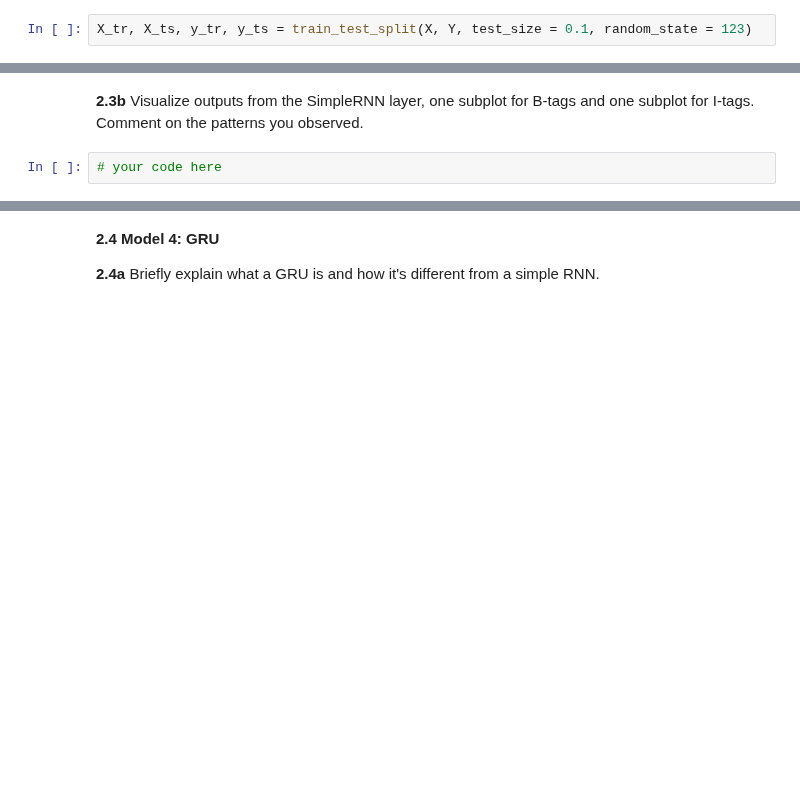
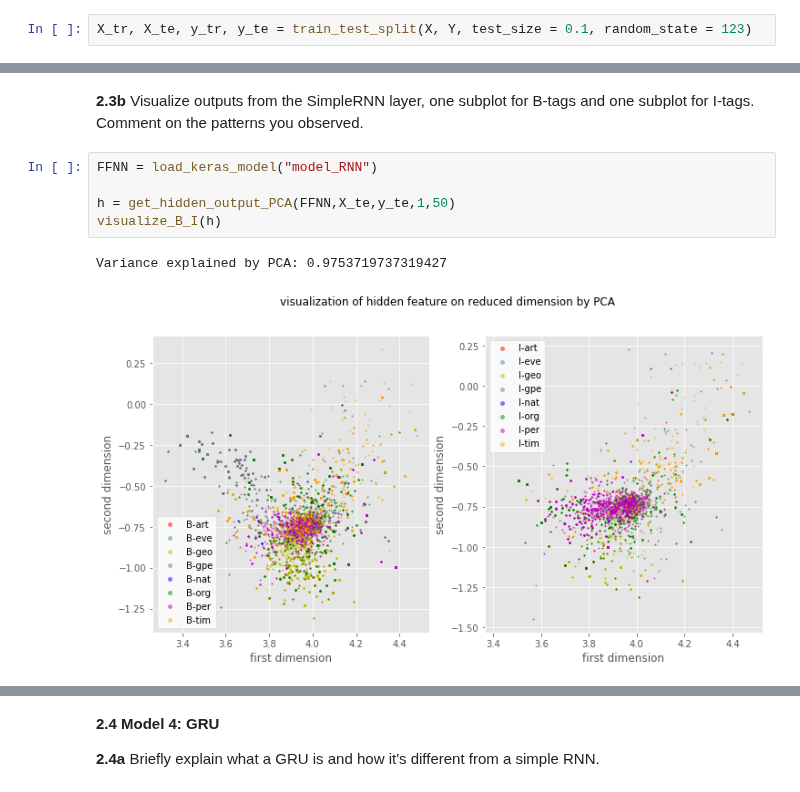
Before and after one commit to gurdeep101/2020-CS109B, a Jupyter notebook: content/homeworks/hw06/cs109b_hw6-submisison.ipynb, the cells around one changed output, grey strips where cells are left out. Cells and saved outputs as stored; diff of their text form; blank space fills up the shorter version.

```diff
--- a/content/homeworks/hw06/cs109b_hw6-submisison.ipynb
+++ b/content/homeworks/hw06/cs109b_hw6-submisison.ipynb
@@ -576,5 +576,5 @@ The tag of the last word in Sentence 1: [0. 0. 0. 0. 0. 0. 0. 0. 0. 0. 0. 0. 0.
 # %% [markdown]
 **1.12** Split the dataset into train and test sets (test 10%).
 # %%
-X_tr, X_ts, y_tr, y_ts = train_test_split(X, Y, test_size = 0.1, random_state = 123)
+X_tr, X_te, y_tr, y_te = train_test_split(X, Y, test_size = 0.1, random_state = 123)
 # %%
@@ -932,7 +963,13 @@ plot_training_history(history)
 # %% [markdown]
 **2.3b** Visualize outputs from the SimpleRNN layer, one subplot for B-tags and one subplot for I-tags. Comment on the patterns you observed.
-# %%
-# your code here
+# %%
+FFNN = load_keras_model("model_RNN")
+
+h = get_hidden_output_PCA(FFNN,X_te,y_te,1,50)
+visualize_B_I(h)
+# %% [output]
+Variance explained by PCA: 0.9753719737319427
+[figure, added]
 # %% [markdown]
 <div class='explication'> </div>
 # %% [markdown]
```
Also changed, not shown: parts of 34 cells of this notebook, 8 other files.
